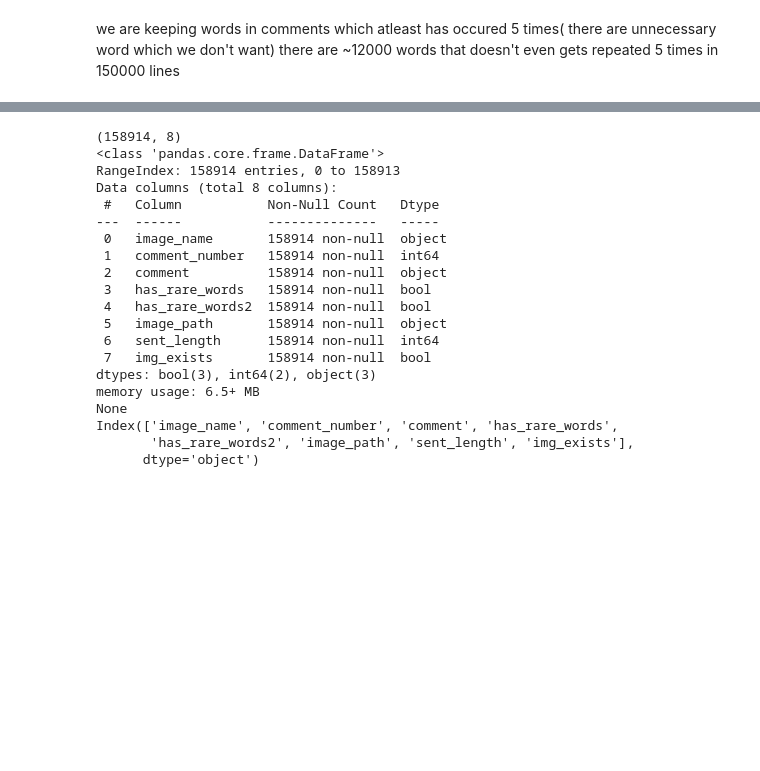
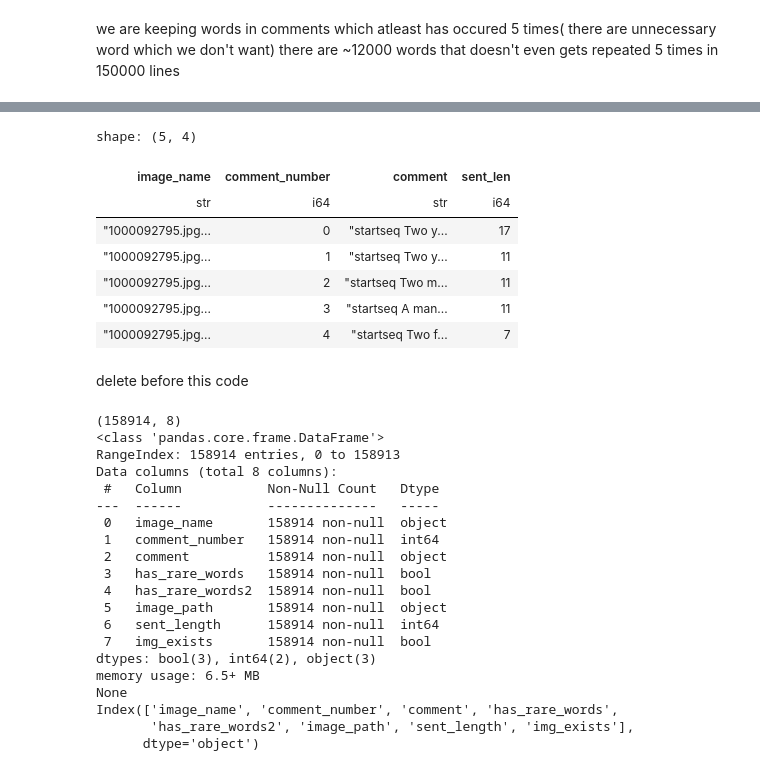
Before and after one commit to tikendraw/caption-generator, a Jupyter notebook: train.ipynb, the cells around one changed output, grey strips where cells are left out. Drawn from its saved outputs; the diff is of its cells as text; code cells hidden in the pictures; blank space fills up the shorter version.

```diff
--- a/train.ipynb
+++ b/train.ipynb
@@ -117,3 +119,16 @@ there are ~12000 words that doesn't even gets repeated 5 times in 150000 lines
+# %%
+df.head()
+# %% [output]
+shape: (5, 4)
+| image_name | comment_number | comment | sent_len |
+| str | i64 | str | i64 |
+| "1000092795.jpg... | 0 | "startseq Two y... | 17 |
+| "1000092795.jpg... | 1 | "startseq Two y... | 11 |
+| "1000092795.jpg... | 2 | "startseq Two m... | 11 |
+| "1000092795.jpg... | 3 | "startseq A man... | 11 |
+| "1000092795.jpg... | 4 | "startseq Two f... | 7 |
+# %% [markdown]
+delete before this code
 # %%
 df = pd.read_csv(CAPTION_FILE)
 
```
Also changed, not shown: parts of 5 cells of this notebook, 6 other files.
